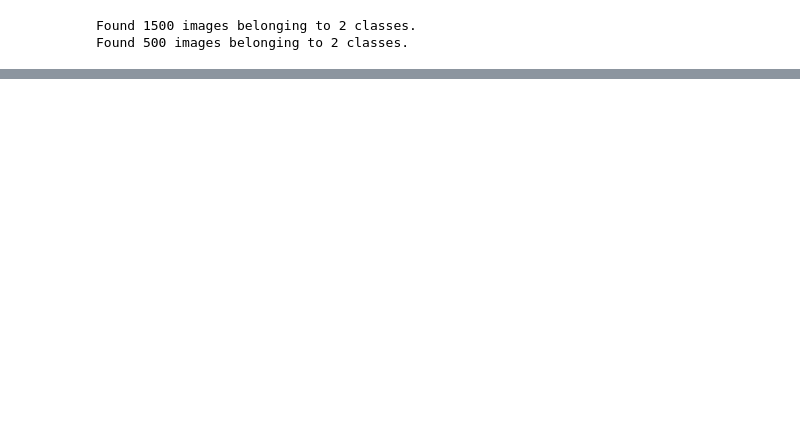
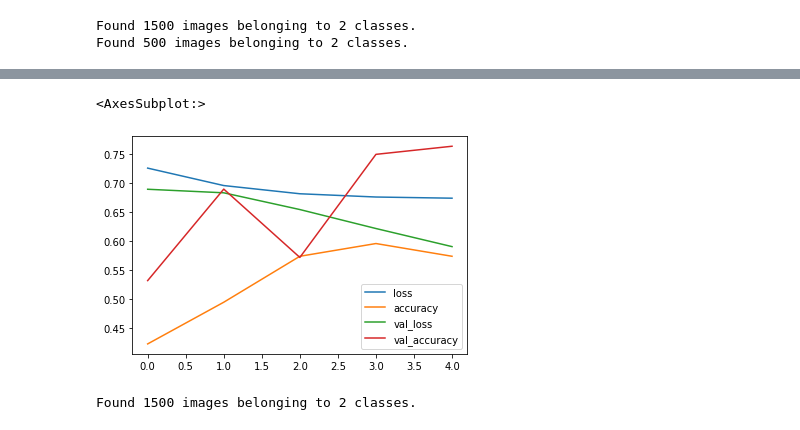
Before and after one commit to Anikate-De/TensorFlow-Deep-Learning, a Jupyter notebook: Convolutional Neural Network.ipynb, the cells around one changed output, grey strips where cells are left out. Cells and saved outputs as stored; diff of their text form; code cells hidden in the pictures; blank space fills up the shorter version.

```diff
--- a/Convolutional Neural Network.ipynb
+++ b/Convolutional Neural Network.ipynb
@@ -186,0 +351,17 @@ Epoch 5/5
+# %%
+train_data_augmented = train_datagen_augmented.flow_from_directory('pizza_steak/train',
+                                                                   target_size=(224, 224),
+                                                                   batch_size=32,
+                                                                   class_mode='binary',
+                                                                   shuffle=False)
+
+train_data = train_datagen.flow_from_directory('pizza_steak/train',
+                                               target_size=(224, 224),
+                                               batch_size=32,
+                                               class_mode='binary',
+                                               shuffle=False) # Don't shuffle for demonstration purposes
+
+test_data = test_datagen.flow_from_directory('pizza_steak/test',
+                                             target_size=(224, 224),
+                                             batch_size=32,
+                                             class_mode='binary')
@@ -186,0 +392,25 @@ Epoch 5/5
+# %%
+tf.random.set_seed(4)
+
+model_3 = tf.keras.Sequential([
+  tf.keras.layers.Conv2D(10, 3, activation = 'relu', input_shape = (224, 224, 3)),
+  tf.keras.layers.MaxPool2D(pool_size = 2),
+  tf.keras.layers.Conv2D(10, 3, activation = 'relu'),
+  tf.keras.layers.MaxPool2D(),
+  tf.keras.layers.Conv2D(10, 3, activation = 'relu'),
+  tf.keras.layers.MaxPool2D(),
+  tf.keras.layers.Flatten(),
+  tf.keras.layers.Dense(1, activation = 'sigmoid')
+])
+
+# Compile the model
+model_3.compile(loss = 'binary_crossentropy',
+                optimizer = tf.keras.optimizers.Adam(),
+                metrics = ['accuracy'])
+
+# Fit the model
+history_3 = model_3.fit(train_data_augmented, # changed to augmented training data
+                        epochs = 5,
+                        steps_per_epoch = len(train_data_augmented),
+                        validation_data = test_data,
+                        validation_steps = len(test_data))
@@ -186,0 +432,14 @@ Epoch 5/5
+# %%
+pd.DataFrame(history_3.history).plot()
+# %% [output]
+<AxesSubplot:>
+[figure, added]
+# %%
+# Import data and augment it from directories
+train_data_augmented_shuffled = train_datagen_augmented.flow_from_directory('pizza_steak/train',
+                                                                            target_size=(224, 224),
+                                                                            batch_size=32,
+                                                                            class_mode='binary',
+                                                                            shuffle=True) # Shuffle data (default)
+# %% [output]
+Found 1500 images belonging to 2 classes.
```
Also changed, not shown: parts of 48 cells of this notebook.
